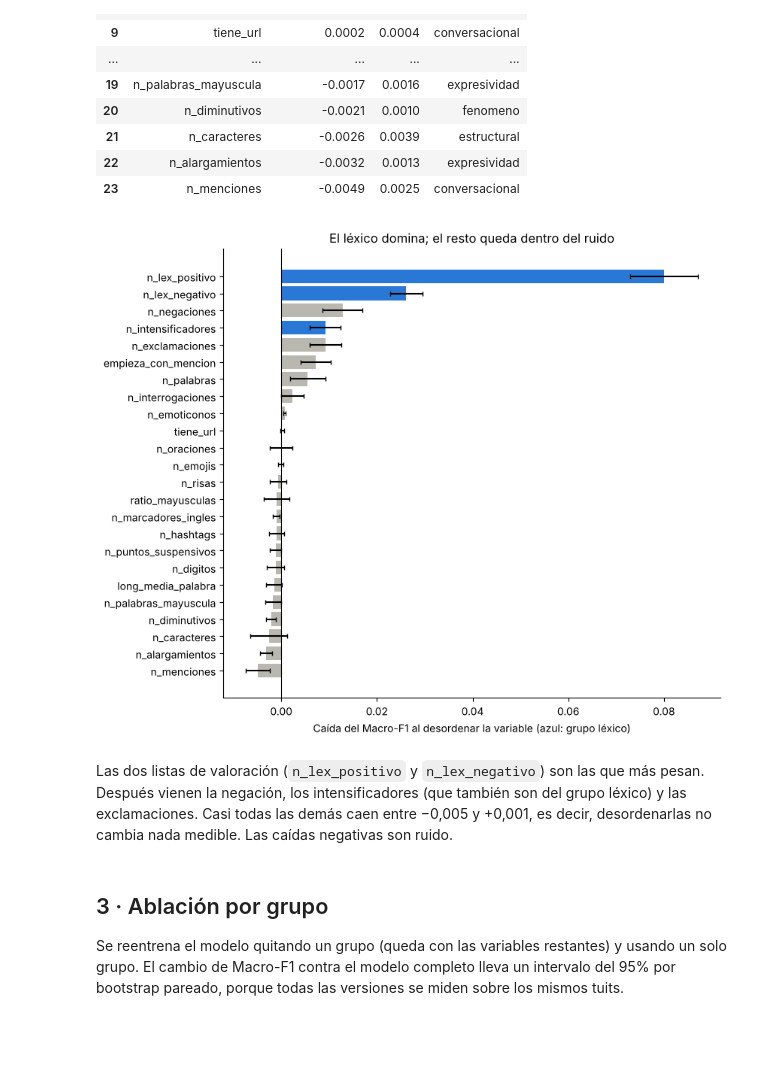
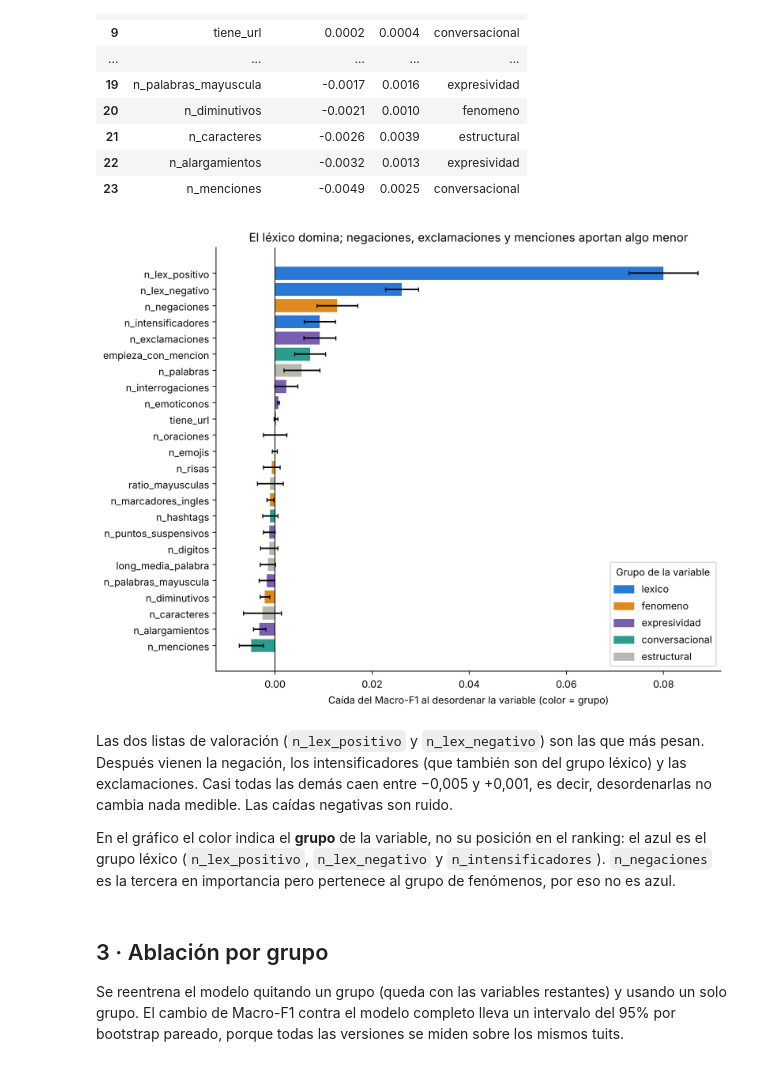
Before and after one commit to daniel797/multiagente-analisis-sentimiento-es, a Jupyter notebook: notebooks/05_importancia_variables.ipynb, the cells around one changed output. Drawn from its saved outputs; the diff is of its cells as text; code cells hidden in the pictures; blank space fills up the shorter version.

```diff
--- a/notebooks/05_importancia_variables.ipynb
+++ b/notebooks/05_importancia_variables.ipynb
@@ -84,17 +84,21 @@ imp
 | 23 | n_menciones | -0.0049 | 0.0025 | conversacional |
 # %%
 d = imp.iloc[::-1].reset_index(drop=True)
-fig, ax = plt.subplots(figsize=(8.5, 7))
-ax.barh(d.feature, d.caida_macro_f1, xerr=d.desv, color=[AZUL if g == "lexico" else GRIS for g in d.grupo], ecolor="k", capsize=2)
+PALETA = {"lexico": AZUL, "fenomeno": "#e08a1e", "expresividad": "#7a5fb0", "conversacional": "#2a9d8f", "estructural": GRIS}
+fig, ax = plt.subplots(figsize=(9, 7))
+ax.barh(d.feature, d.caida_macro_f1, xerr=d.desv, color=[PALETA.get(g, GRIS) for g in d.grupo], ecolor="k", capsize=2)
 ax.axvline(0, color="k", lw=0.8)
-ax.set_xlabel("Caída del Macro-F1 al desordenar la variable (azul: grupo léxico)")
-ax.set_title("El léxico domina; el resto queda dentro del ruido")
+ax.legend([plt.Rectangle((0, 0), 1, 1, color=c) for c in PALETA.values()], PALETA.keys(), title="Grupo de la variable", loc="lower right")
+ax.set_xlabel("Caída del Macro-F1 al desordenar la variable (color = grupo)")
+ax.set_title("El léxico domina; negaciones, exclamaciones y menciones aportan algo menor")
 ax.spines[["top", "right"]].set_visible(False)
 plt.tight_layout(); plt.show()
 # %% [output]
-[figure, old version]
+[figure, new version]
 # %% [markdown]
 Las dos listas de valoración (`n_lex_positivo` y `n_lex_negativo`) son las que más pesan. Después vienen la negación, los intensificadores (que también son del grupo léxico) y las exclamaciones. Casi todas las demás caen entre −0,005 y +0,001, es decir, desordenarlas no cambia nada medible. Las caídas negativas son ruido.
+
+En el gráfico el color indica el **grupo** de la variable, no su posición en el ranking: el azul es el grupo léxico (`n_lex_positivo`, `n_lex_negativo` y `n_intensificadores`). `n_negaciones` es la tercera en importancia pero pertenece al grupo de fenómenos, por eso no es azul.
 # %% [markdown]
 ## 3 · Ablación por grupo
 
```
Also changed, not shown: parts of 19 cells of this notebook, 6 other files.
